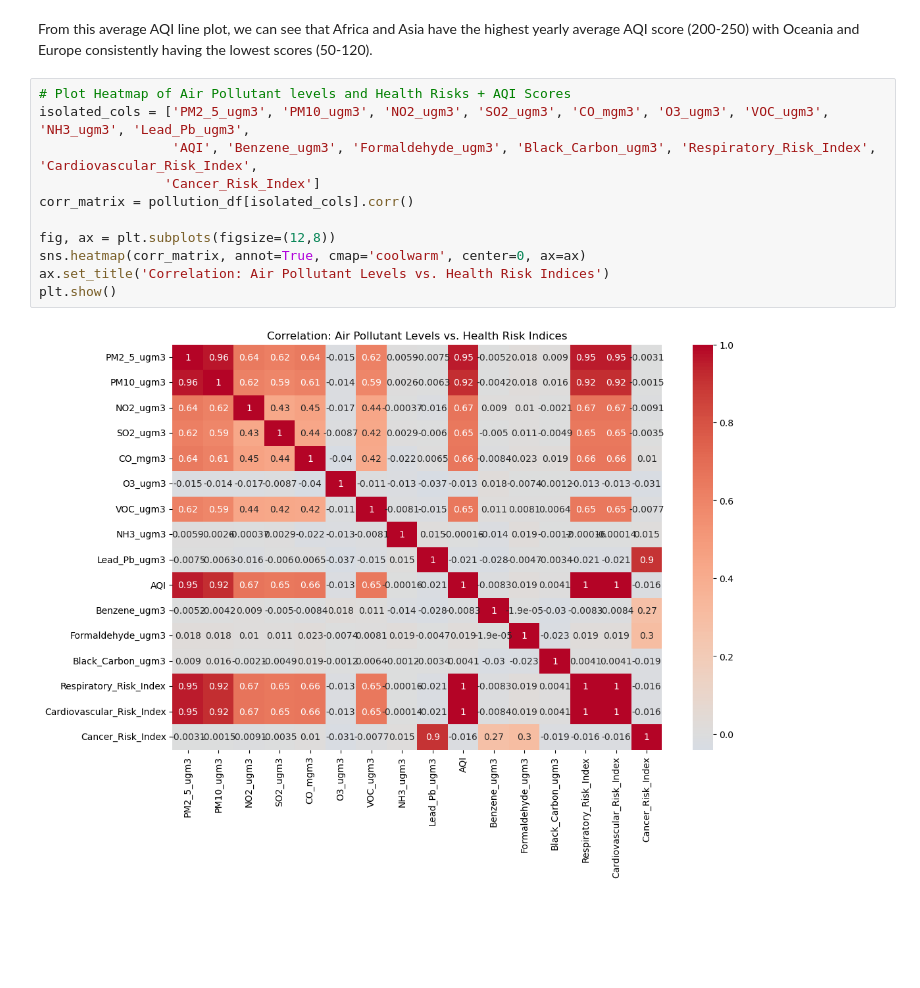
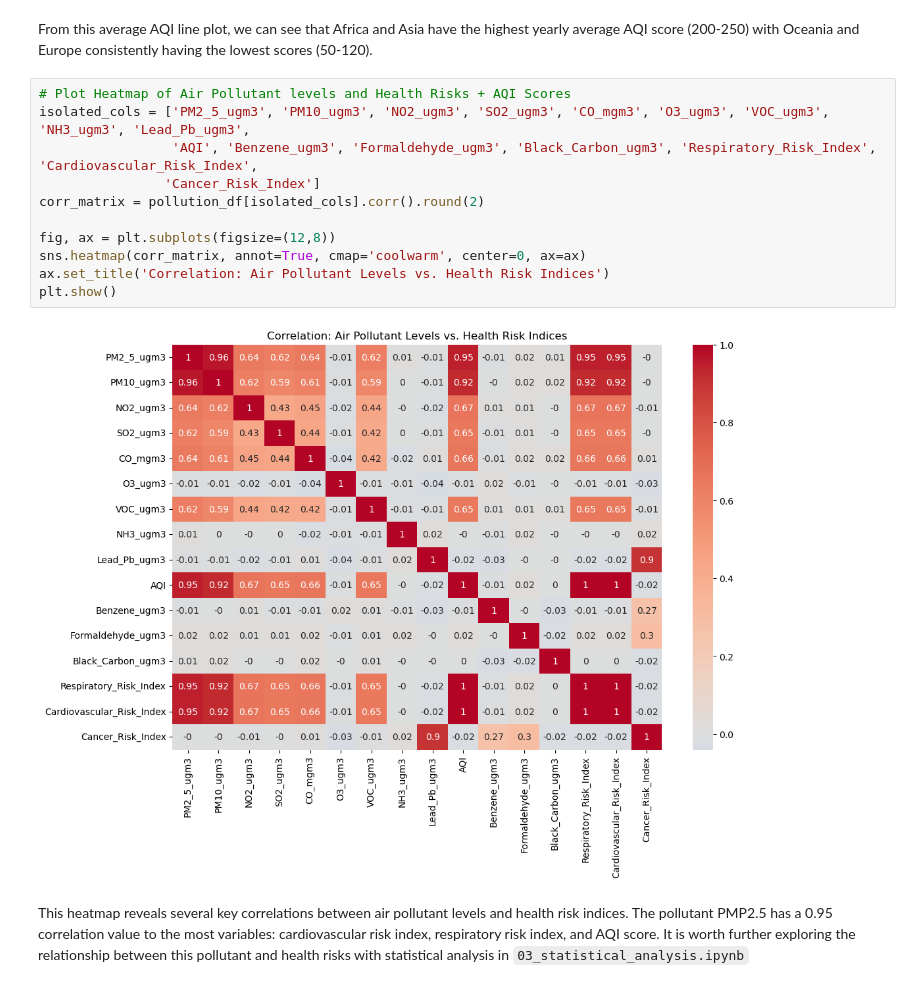
Before and after one commit to lucas23wong/air-quality-health-eda, a Jupyter notebook: notebooks/02_eda.ipynb, the cells around one changed output. Saved outputs shown, nothing was run; the diff lists cells and outputs as text; blank space fills up the shorter version.

Commit message:
visualization notebook complete

```diff
--- a/notebooks/02_eda.ipynb
+++ b/notebooks/02_eda.ipynb
@@ -84,13 +84,15 @@ From this average AQI line plot, we can see that Africa and Asia have the highes
 # %%
 # Plot Heatmap of Air Pollutant levels and Health Risks + AQI Scores
 isolated_cols = ['PM2_5_ugm3', 'PM10_ugm3', 'NO2_ugm3', 'SO2_ugm3', 'CO_mgm3', 'O3_ugm3', 'VOC_ugm3', 'NH3_ugm3', 'Lead_Pb_ugm3',
                  'AQI', 'Benzene_ugm3', 'Formaldehyde_ugm3', 'Black_Carbon_ugm3', 'Respiratory_Risk_Index', 'Cardiovascular_Risk_Index',
                 'Cancer_Risk_Index']
-corr_matrix = pollution_df[isolated_cols].corr()
+corr_matrix = pollution_df[isolated_cols].corr().round(2)
 
 fig, ax = plt.subplots(figsize=(12,8))
 sns.heatmap(corr_matrix, annot=True, cmap='coolwarm', center=0, ax=ax)
 ax.set_title('Correlation: Air Pollutant Levels vs. Health Risk Indices')
 plt.show()
 # %% [output]
-[figure, old version]
+[figure, new version]
+# %% [markdown]
+This heatmap reveals several key correlations between air pollutant levels and health risk indices. The pollutant PMP2.5 has a 0.95 correlation value to the most variables: cardiovascular risk index, respiratory risk index, and AQI score. It is worth further exploring the relationship between this pollutant and health risks with statistical analysis in `03_statistical_analysis.ipynb`
```
